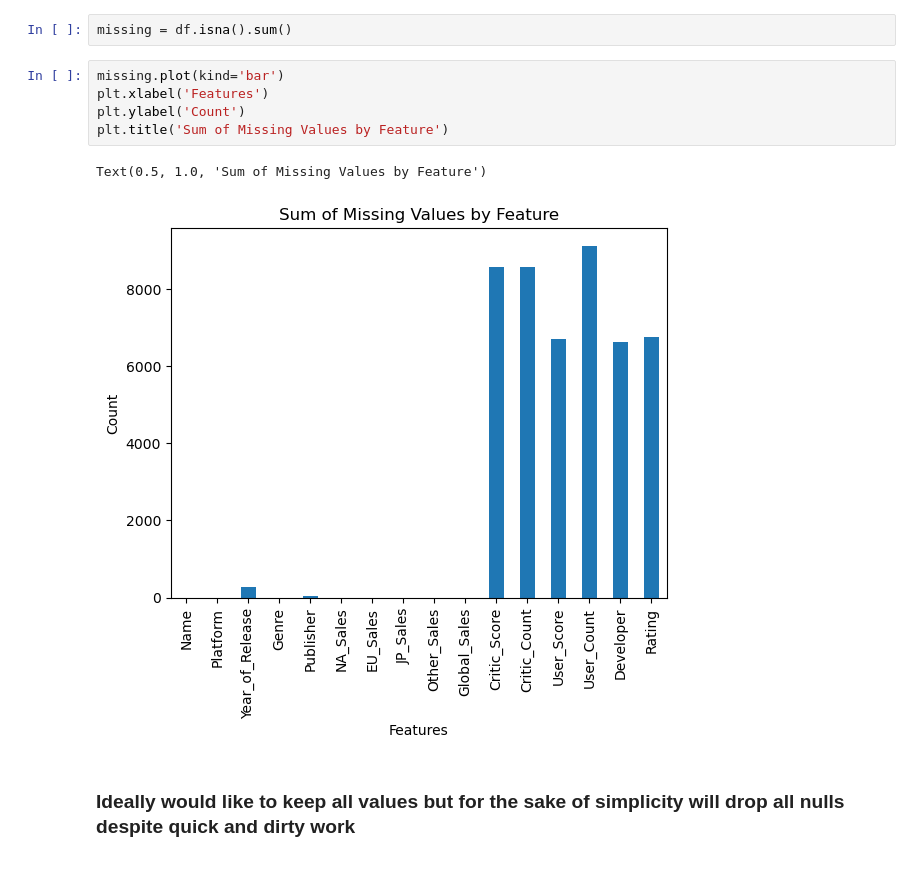
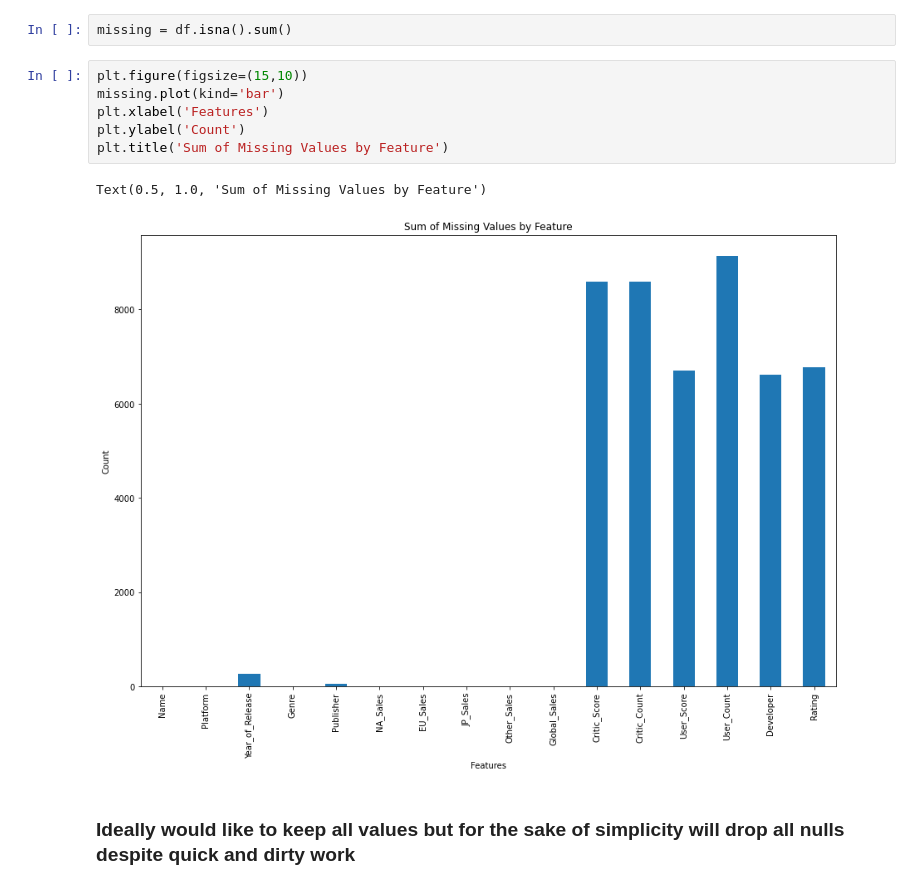
Before and after one commit to CarlosGG18/Video-Game-Scoring-Predictor, a Jupyter notebook: Cleaning.ipynb, the cells around one changed output. Cells and saved outputs as stored; diff of their text form.

```diff
--- a/Cleaning.ipynb
+++ b/Cleaning.ipynb
@@ -59,13 +59,14 @@ dtype: int64
 # %%
 missing = df.isna().sum()
 # %%
+plt.figure(figsize=(15,10))
 missing.plot(kind='bar')
 plt.xlabel('Features')
 plt.ylabel('Count')
 plt.title('Sum of Missing Values by Feature')
 # %% [output]
 Text(0.5, 1.0, 'Sum of Missing Values by Feature')
-[figure, old version]
+[figure, new version]
 # %% [markdown]
 ### Ideally would like to keep all values but for the sake of simplicity will drop all nulls despite quick and dirty work
 # %%
```
Also changed, not shown: parts of 27 cells of this notebook, 2 other files.
